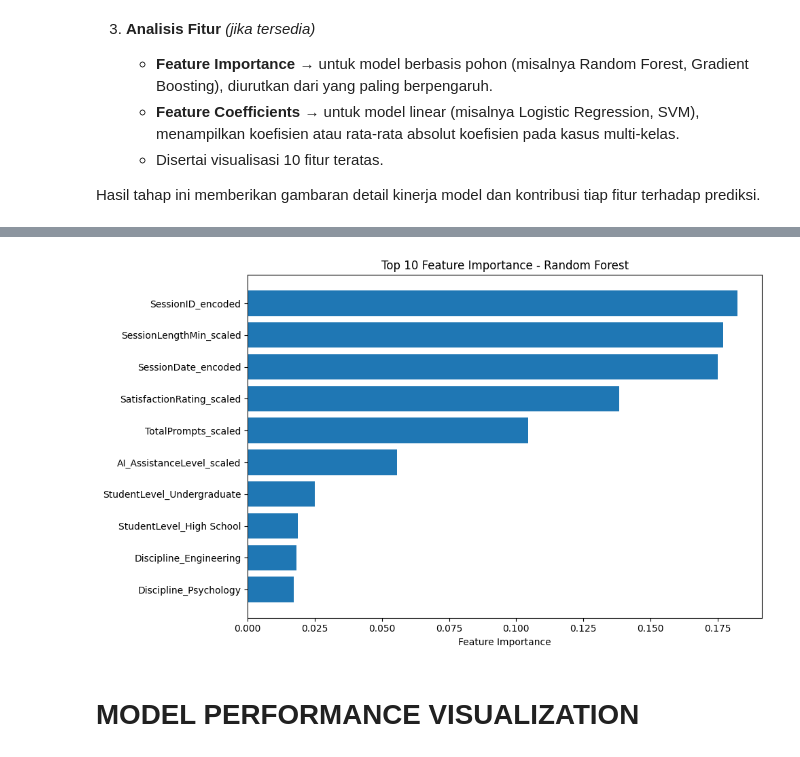
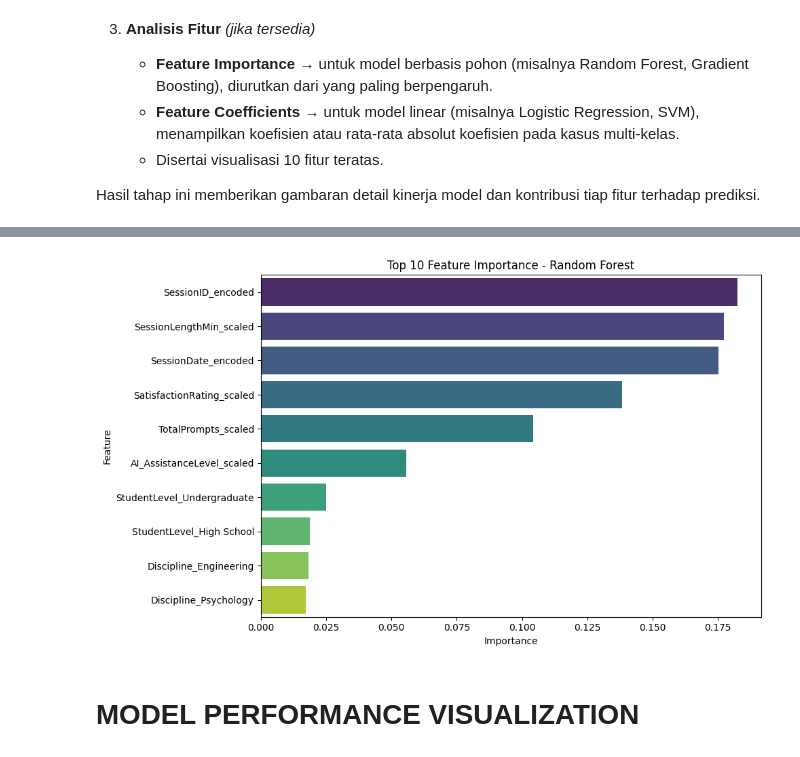
Before and after one commit to Fzz90/proj_AI_Assistant_Usage, a Jupyter notebook: notebooks/03_classification_analysis.ipynb, the cells around one changed output, grey strips where cells are left out. Cells and saved outputs as stored; diff of their text form; code cells hidden in the pictures.

```diff
--- a/notebooks/03_classification_analysis.ipynb
+++ b/notebooks/03_classification_analysis.ipynb
@@ -431,17 +474,21 @@ for name, results in model_results.items():
         'Precision': results['precision'],
         'Recall': results['recall'],
         'F1-Score': results['f1_score'],
-        'ROC-AUC': results['roc_auc'] if results['roc_auc'] else 'N/A',
+        'ROC-AUC': results['roc_auc'] if results['roc_auc'] else np.nan,
         'CV Mean': results['cv_mean'],
         'CV Std': results['cv_std']
     })
 
 comparison_df = pd.DataFrame(comparison_data)
+
+# Urutkan berdasarkan F1-Score tertinggi
+comparison_df = comparison_df.sort_values(by="F1-Score", ascending=False).reset_index(drop=True)
+
 print("🏆 Model Performance Comparison:")
-print(comparison_df.round(4))
+display(comparison_df.round(4))
 
 # Find best model
-best_model_name = comparison_df.loc[comparison_df['F1-Score'].idxmax(), 'Model']
+best_model_name = comparison_df.loc[0, 'Model']
 best_model_results = model_results[best_model_name]
 
 print(f"\n🥇 Best Model: {best_model_name}")
@@ -498,62 +538,71 @@ print("="*60)
 best_model = best_model_results['model']
 y_pred_best = best_model_results['y_pred']
 
-# Classification Report
+# 📋 Classification Report
 print("\n📋 Classification Report:")
-report = classification_report(y_test, y_pred_best, target_names=target_classes)
-print(report)
+report_dict = classification_report(
+    y_test,
+    y_pred_best,
+    target_names=target_classes,
+    output_dict=True
+)
+report_df = pd.DataFrame(report_dict).transpose()
+display(report_df.round(4))
 
-# Confusion Matrix
+# 🔀 Confusion Matrix
 print("\n🔀 Confusion Matrix:")
 cm = confusion_matrix(y_test, y_pred_best)
-print(cm)
+cm_df = pd.DataFrame(
+    cm,
+    index=[f"Actual {cls}" for cls in target_classes],
+    columns=[f"Pred {cls}" for cls in target_classes]
+)
+display(cm_df)
 
-# Visualize Confusion Matrix
+# 📊 Visualize Confusion Matrix
 plt.figure(figsize=(8, 6))
-sns.heatmap(cm, annot=True, fmt='d', cmap='Blues',
-           xticklabels=target_classes, yticklabels=target_classes)
+sns.heatmap(
+    cm_df, annot=True, fmt='d', cmap='Blues'
+)
 plt.title(f'Confusion Matrix - {best_model_name}')
 plt.ylabel('True Label')
 plt.xlabel('Predicted Label')
 plt.tight_layout()
 plt.show()
 
-# Feature Importance (if available)
+# 🎯 Feature Importance / Coefficients
 if hasattr(best_model, 'feature_importances_'):
-    print("\n🎯 Feature Importance:")
+    print("\n🎯 Top 10 Feature Importance:")
     feature_importance = pd.DataFrame({
-        'feature': X.columns,
-        'importance': best_model.feature_importances_
-    }).sort_values('importance', ascending=False)
-
-    print(feature_importance.head(10))
+        'Feature': X.columns,
+        'Importance': best_model.feature_importances_
+    }).sort_values('Importance', ascending=False)
+    display(feature_importance.head(10))
 
     # Plot top 10 features
     plt.figure(figsize=(10, 6))
-    top_features = feature_importance.head(10)
-    plt.barh(range(len(top_features)), top_features['importance'])
-    plt.yticks(range(len(top_features)), top_features['feature'])
-    plt.xlabel('Feature Importance')
+    sns.barplot(
+        data=feature_importance.head(10),
+        x='Importance', y='Feature', palette='viridis'
+    )
     plt.title(f'Top 10 Feature Importance - {best_model_name}')
-    plt.gca().invert_yaxis()
     plt.tight_layout()
     plt.show()
 
 elif hasattr(best_model, 'coef_'):
-    print("\n🎯 Feature Coefficients:")
+    print("\n🎯 Top 10 Feature Coefficients:")
     if len(target_classes) == 2:
         feature_coef = pd.DataFrame({
-            'feature': X.columns,
-            'coefficient': best_model.coef_[0]
-        }).sort_values('coefficient', key=abs, ascending=False)
+            'Feature': X.columns,
+            'Coefficient': best_model.coef_[0]
+        }).sort_values('Coefficient', key=abs, ascending=False)
     else:
-        # For multiclass, show average absolute coefficients
+        # For multiclass, use avg absolute coefficients
         feature_coef = pd.DataFrame({
-            'feature': X.columns,
-            'avg_abs_coefficient': np.mean(np.abs(best_model.coef_), axis=0)
-        }).sort_values('avg_abs_coefficient', ascending=False)
-
-    print(feature_coef.head(10))
+            'Feature': X.columns,
+            'Avg Abs Coefficient': np.mean(np.abs(best_model.coef_), axis=0)
+        }).sort_values('Avg Abs Coefficient', ascending=False)
+    display(feature_coef.head(10))
 # %% [output]
 ============================================================
 🔍 DETAILED ANALYSIS: Random Forest
@@ -588,4 +643,4 @@ Homework Help       0.19      0.14      0.16       392
-[figure, old version]
+[figure, new version]
 # %% [markdown]
 # **MODEL PERFORMANCE VISUALIZATION**
 # %% [markdown]
```
Also changed, not shown: parts of 13 cells of this notebook.
